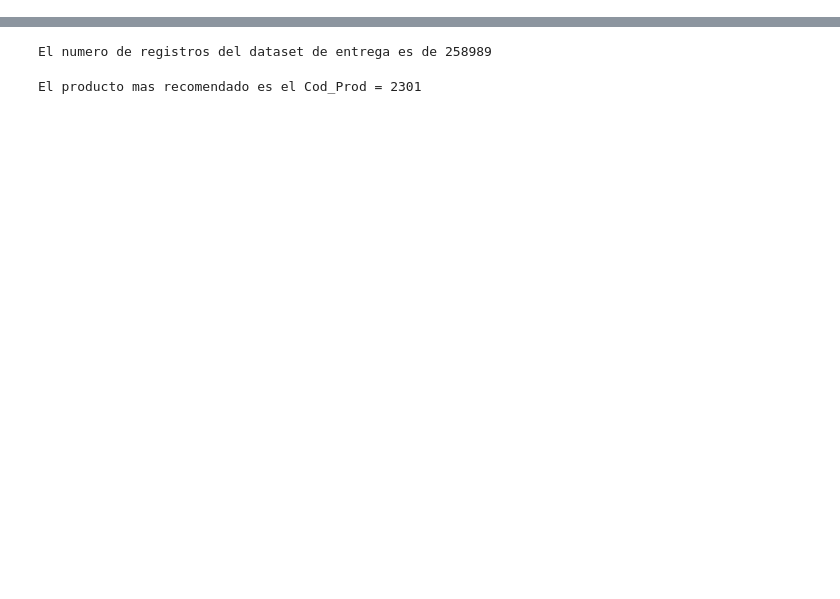
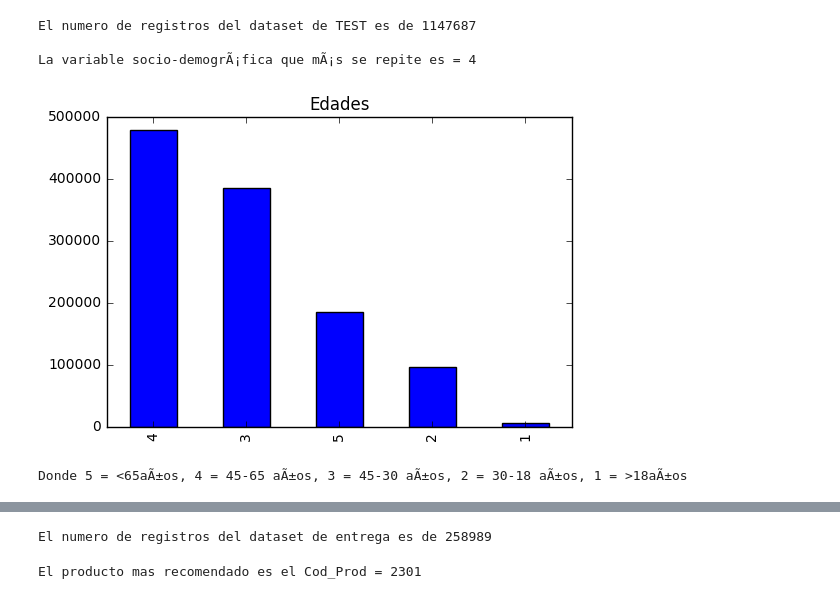
Before and after one commit to raul-pingarron/CAJAMAR-DATATHON-2017, a Jupyter notebook: DATATHON_CAJAMAR_2017.ipynb, the cells around one changed output, grey strips where cells are left out. Drawn from its saved outputs; the diff is of its cells as text; code cells hidden in the pictures; blank space fills up the shorter version.

```diff
--- a/DATATHON_CAJAMAR_2017.ipynb
+++ b/DATATHON_CAJAMAR_2017.ipynb
@@ -101,0 +132,16 @@ frame = ds.to_dataframe()
+# %%
+num_registros_entrada=frame_entrada.shape[0]
+print ("El numero de registros del dataset de TEST es de",num_registros_entrada,"\n")
+frameKE1 = frame_entrada['Socio_Demo_01'].value_counts(sort=True, ascending=False)
+listaKE1 = frameKE1.index
+print ("La variable socio-demogrÃ¡fica que mÃ¡s se repite es =", listaKE1[0])
+plotea1 = frameKE1.plot(kind='bar',title="Edades")
+# %% [output]
+El numero de registros del dataset de TEST es de 1147687
+
+La variable socio-demogrÃ¡fica que mÃ¡s se repite es = 4
+[figure, added]
+# %%
+print ("Donde 5 = <65aÃ±os, 4 = 45-65 aÃ±os, 3 = 45-30 aÃ±os, 2 = 30-18 aÃ±os, 1 = >18aÃ±os")
+# %% [output]
+Donde 5 = <65aÃ±os, 4 = 45-65 aÃ±os, 3 = 45-30 aÃ±os, 2 = 30-18 aÃ±os, 1 = >18aÃ±os
```
Also changed, not shown: parts of 11 cells of this notebook.
